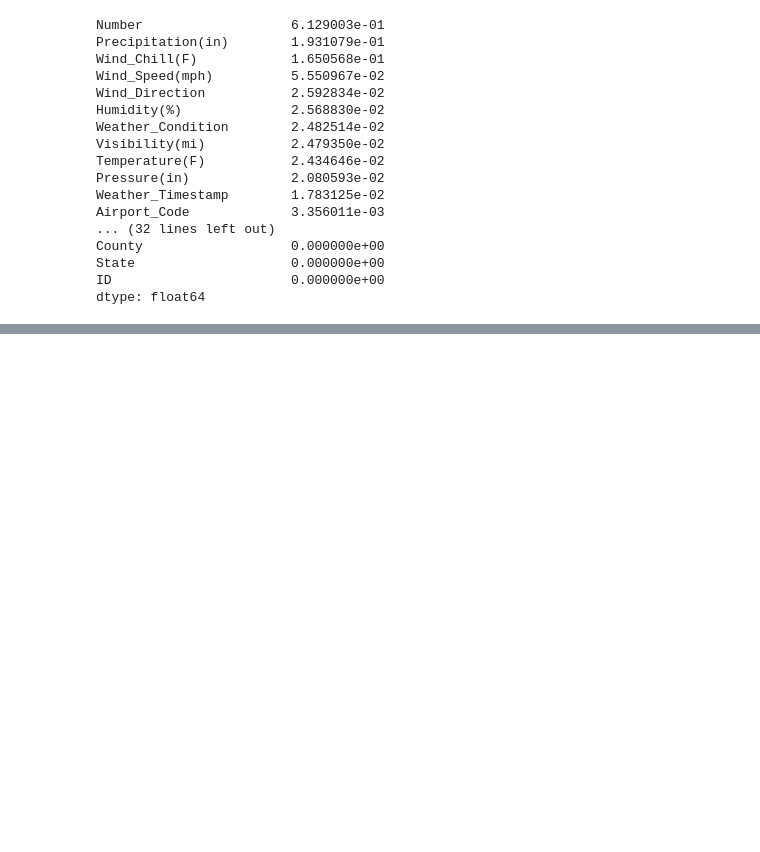
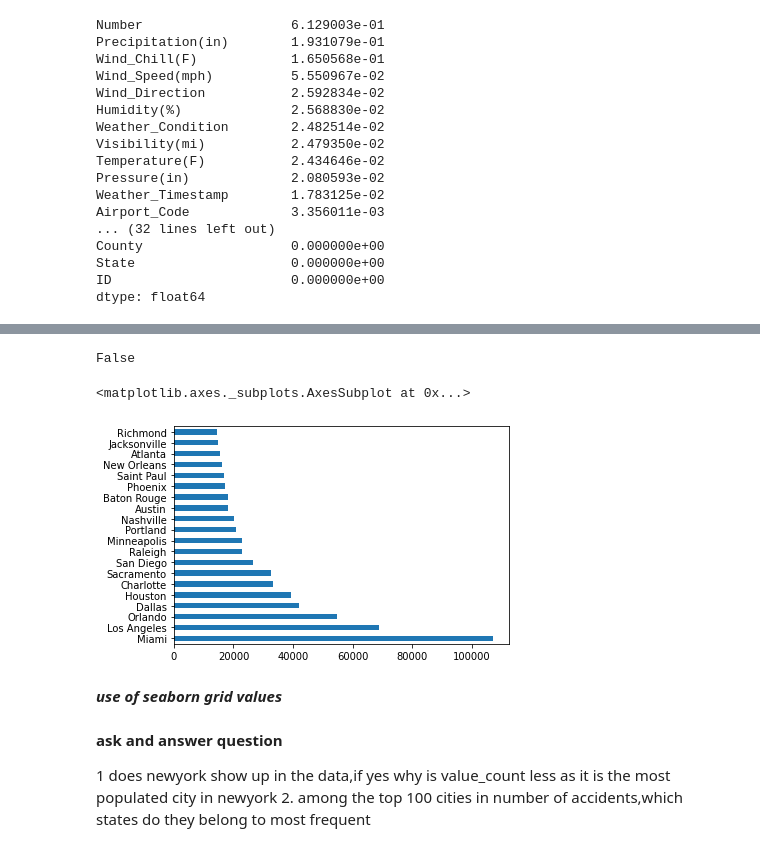
Before and after one commit to gagan-1999/accidents, a Jupyter notebook: accidents.ipynb, the cells around one changed output, grey strips where cells are left out. Cells and saved outputs as stored; diff of their text form; code cells hidden in the pictures; blank space fills up the shorter version.

```diff
--- a/accidents.ipynb
+++ b/accidents.ipynb
@@ -138,0 +198,3 @@ dtype: float64
+# %%
+cities_by_accident=df.City.value_counts()
+cities_by_accident
@@ -138,0 +228,11 @@ dtype: float64
+# %%
+'newyork' in df.City
+# %% [output]
+False
+# %%
+cities_by_accident[:20].plot(kind='barh')
+# %% [output]
+<matplotlib.axes._subplots.AxesSubplot at 0x...>
+[figure, added]
+# %% [markdown]
+***use of seaborn grid values***
@@ -138,0 +242,6 @@ dtype: float64
+# %% [markdown]
+ **ask and answer question**
+
+
+1  does newyork show up in the data,if yes why is value_count less as it is the most populated city in newyork
+2.  among the top 100 cities in number of accidents,which states do they belong to most frequent
```
Also changed, not shown: parts of 14 cells of this notebook.
